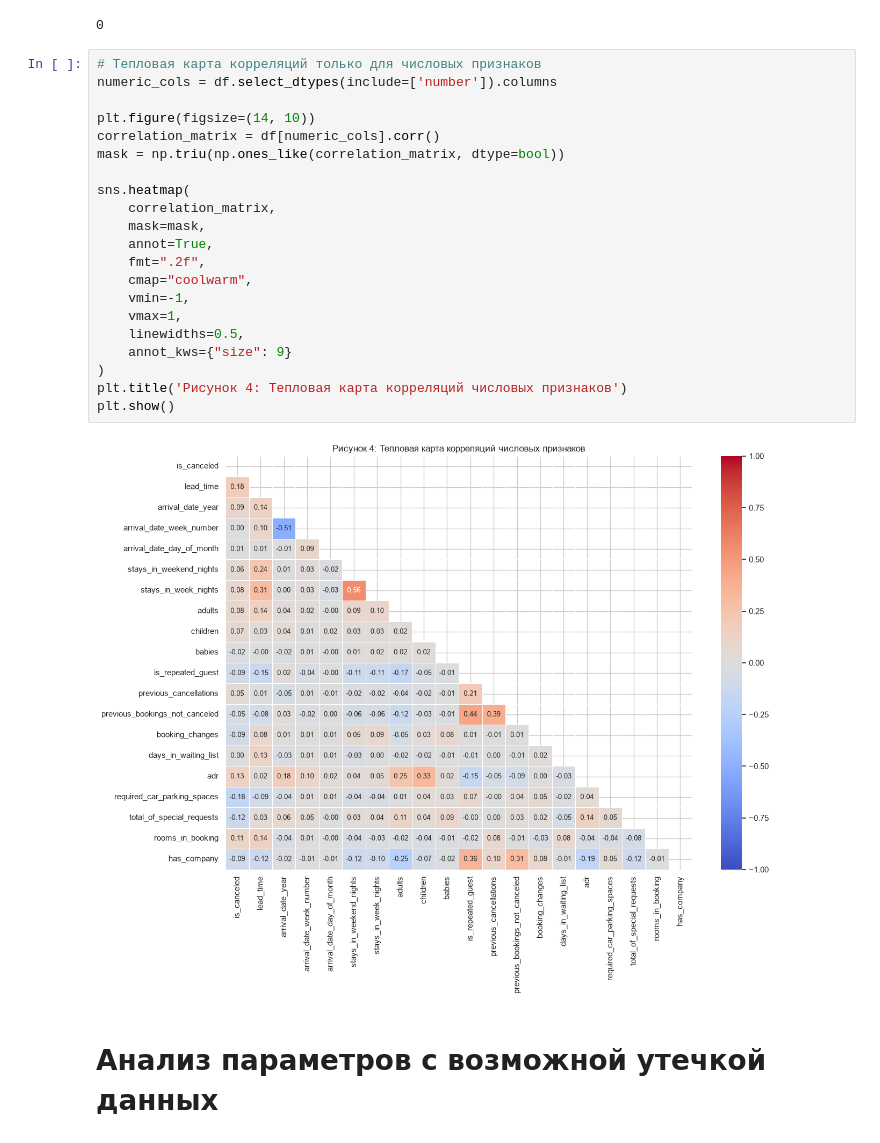
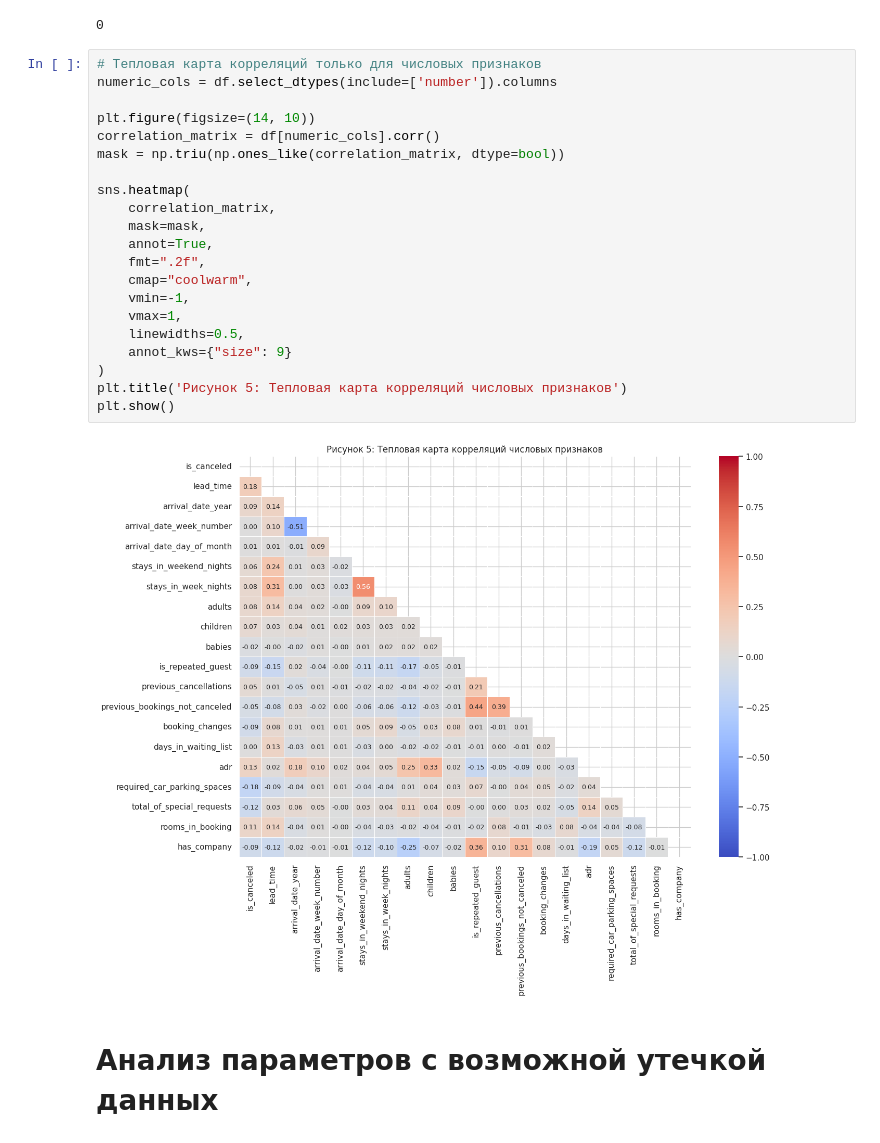
Before and after one commit to DeusMaksler/hse-ai-cancel-alert, a Jupyter notebook: eda/EDA_notebook.ipynb, the cells around one changed output. Cells and saved outputs as stored; diff of their text form.

```diff
--- a/eda/EDA_notebook.ipynb
+++ b/eda/EDA_notebook.ipynb
@@ -575,26 +575,26 @@ print(df['lead_time_bin'].isna().sum())   # должно быть 0
 # %%
 # Тепловая карта корреляций только для числовых признаков
 numeric_cols = df.select_dtypes(include=['number']).columns
 
 plt.figure(figsize=(14, 10))
 correlation_matrix = df[numeric_cols].corr()
 mask = np.triu(np.ones_like(correlation_matrix, dtype=bool))
 
 sns.heatmap(
     correlation_matrix,
     mask=mask,
     annot=True,
     fmt=".2f",
     cmap="coolwarm",
     vmin=-1,
     vmax=1,
     linewidths=0.5,
     annot_kws={"size": 9}
 )
-plt.title('Рисунок 4: Тепловая карта корреляций числовых признаков')
+plt.title('Рисунок 5: Тепловая карта корреляций числовых признаков')
 plt.show()
 # %% [output]
-[figure, old version]
+[figure, new version]
 # %% [markdown]
 # Анализ параметров с возможной утечкой данных
 # %%
```
Also changed, not shown: parts of 36 cells of this notebook.
